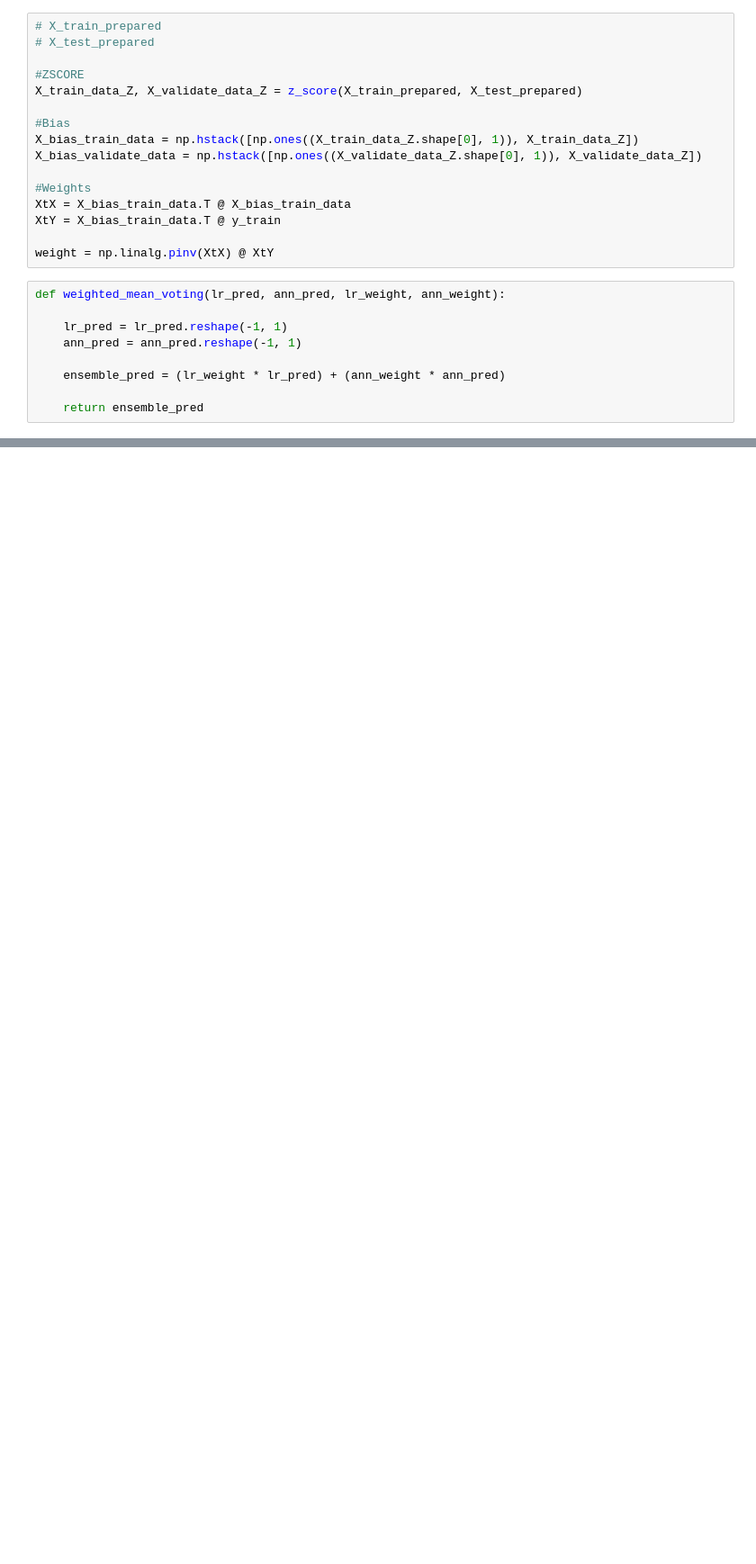
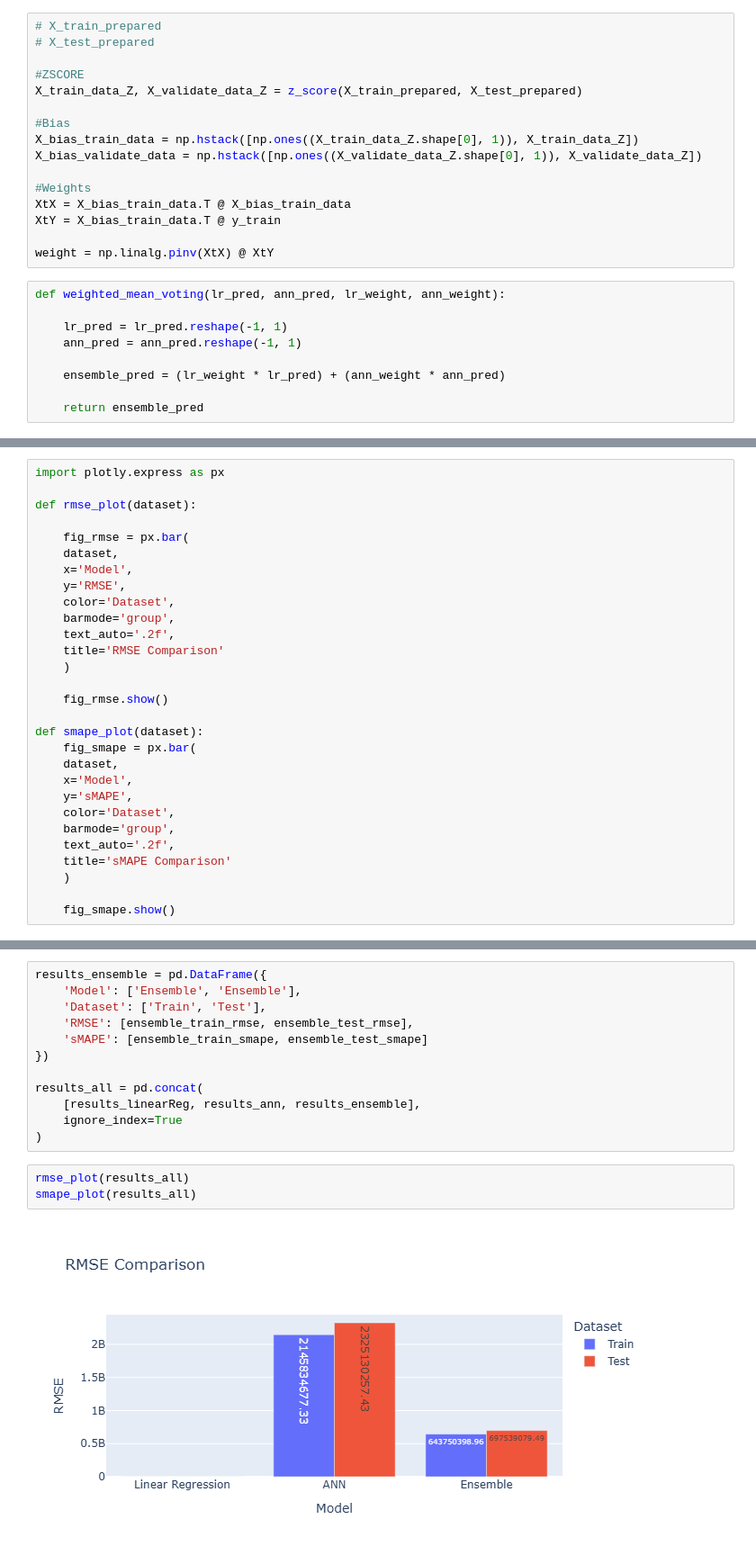
Before and after one commit to TimothyHHMai/World-Energy-Consumption, a Jupyter notebook: notebooks/ensemble.ipynb, the cells around one changed output, grey strips where cells are left out. Shown at 90% size. Saved outputs shown, nothing was run; the diff lists cells and outputs as text; blank space fills up the shorter version.

Commit message:
added plots

```diff
--- a/notebooks/ensemble.ipynb
+++ b/notebooks/ensemble.ipynb
@@ -71,0 +92,29 @@ Train sMAPE: 128.79%
+# %%
+import plotly.express as px
+
+def rmse_plot(dataset):
+
+    fig_rmse = px.bar(
+    dataset,
+    x='Model',
+    y='RMSE',
+    color='Dataset',
+    barmode='group',
+    text_auto='.2f',
+    title='RMSE Comparison'
+    )
+
+    fig_rmse.show()
+
+def smape_plot(dataset):
+    fig_smape = px.bar(
+    dataset,
+    x='Model',
+    y='sMAPE',
+    color='Dataset',
+    barmode='group',
+    text_auto='.2f',
+    title='sMAPE Comparison'
+    )
+
+    fig_smape.show()
@@ -71,0 +123,17 @@ Train sMAPE: 128.79%
+# %%
+results_ensemble = pd.DataFrame({
+    'Model': ['Ensemble', 'Ensemble'],
+    'Dataset': ['Train', 'Test'],
+    'RMSE': [ensemble_train_rmse, ensemble_test_rmse],
+    'sMAPE': [ensemble_train_smape, ensemble_test_smape]
+})
+
+results_all = pd.concat(
+    [results_linearReg, results_ann, results_ensemble],
+    ignore_index=True
+)
+# %%
+rmse_plot(results_all)
+smape_plot(results_all)
+# %% [output]
+[figure, added]
```
Also changed, not shown: parts of 7 cells of this notebook, 2 other files.
